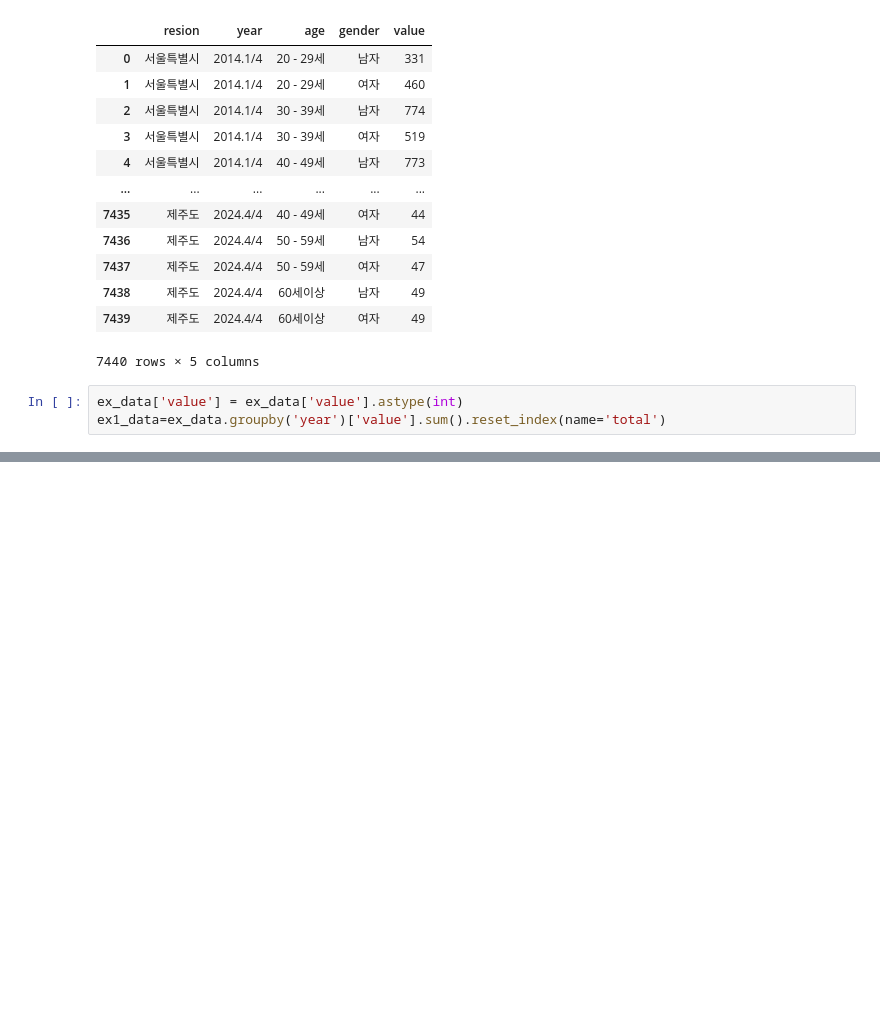
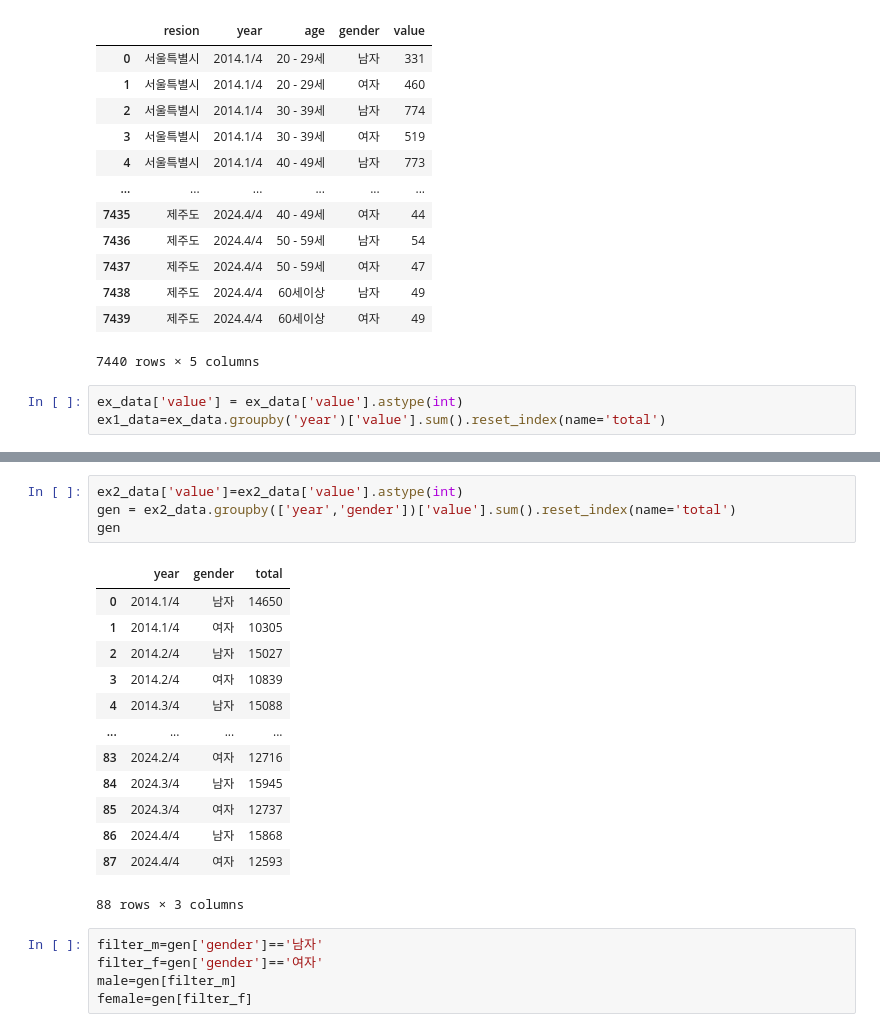
Before and after one commit to sumin020415/py_sm, a Jupyter notebook: python/빅데이터 분석/python11_연령별취업자.ipynb, the cells around one changed output, grey strips where cells are left out. Saved outputs shown, nothing was run; the diff lists cells and outputs as text; blank space fills up the shorter version.

```diff
--- a/python/빅데이터 분석/python11_연령별취업자.ipynb
+++ b/python/빅데이터 분석/python11_연령별취업자.ipynb
@@ -73,0 +93,23 @@ plt.show()
+# %%
+ex2_data['value']=ex2_data['value'].astype(int)
+gen = ex2_data.groupby(['year','gender'])['value'].sum().reset_index(name='total')
+gen
+# %% [output]
+|  | year | gender | total |
+| 0 | 2014.1/4 | 남자 | 14650 |
+| 1 | 2014.1/4 | 여자 | 10305 |
+| 2 | 2014.2/4 | 남자 | 15027 |
+| 3 | 2014.2/4 | 여자 | 10839 |
+| 4 | 2014.3/4 | 남자 | 15088 |
+| ... | ... | ... | ... |
+| 83 | 2024.2/4 | 여자 | 12716 |
+| 84 | 2024.3/4 | 남자 | 15945 |
+| 85 | 2024.3/4 | 여자 | 12737 |
+| 86 | 2024.4/4 | 남자 | 15868 |
+| 87 | 2024.4/4 | 여자 | 12593 |
+88 rows × 3 columns
+# %%
+filter_m=gen['gender']=='남자'
+filter_f=gen['gender']=='여자'
+male=gen[filter_m]
+female=gen[filter_f]
```
Also changed, not shown: parts of 7 cells of this notebook.
